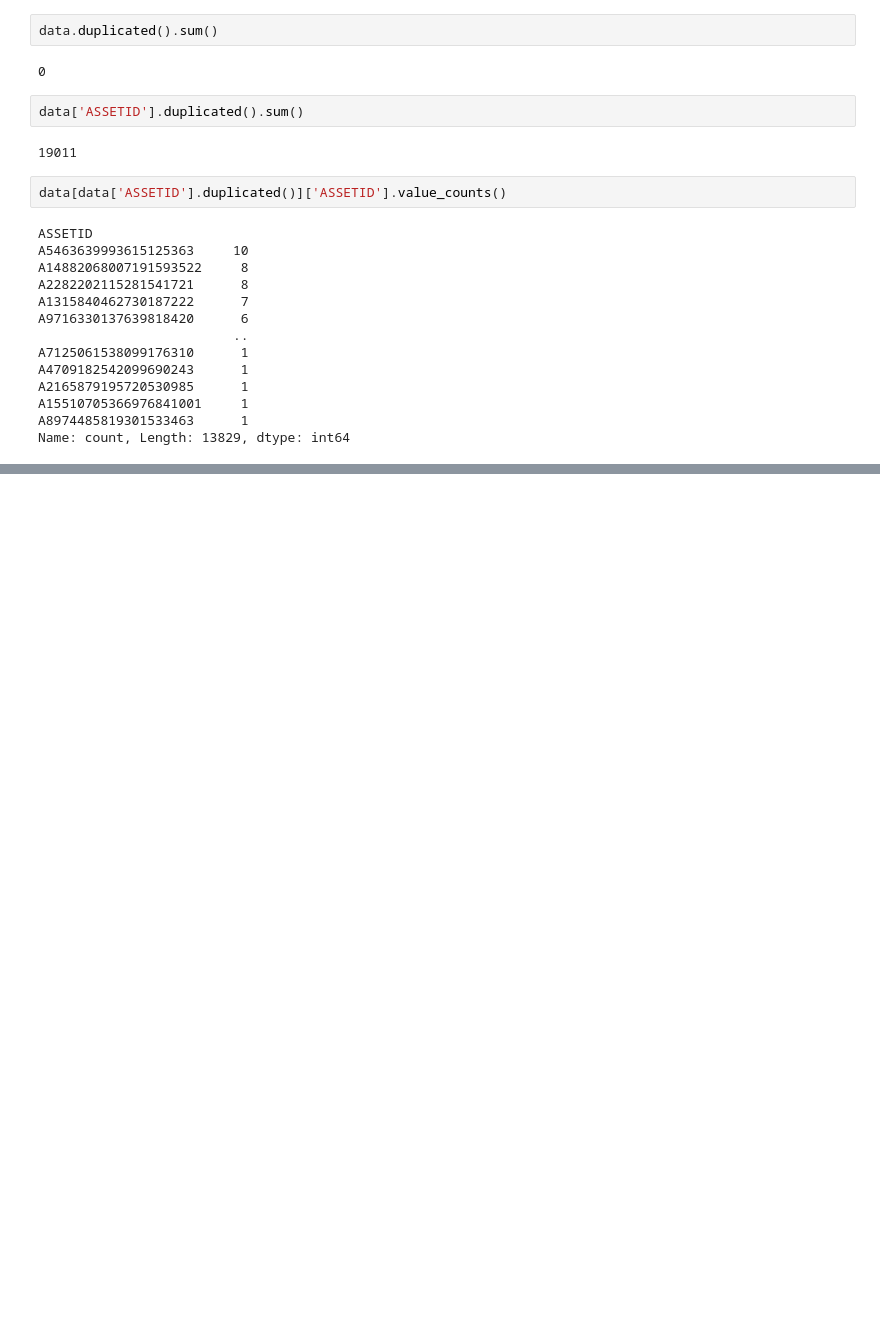
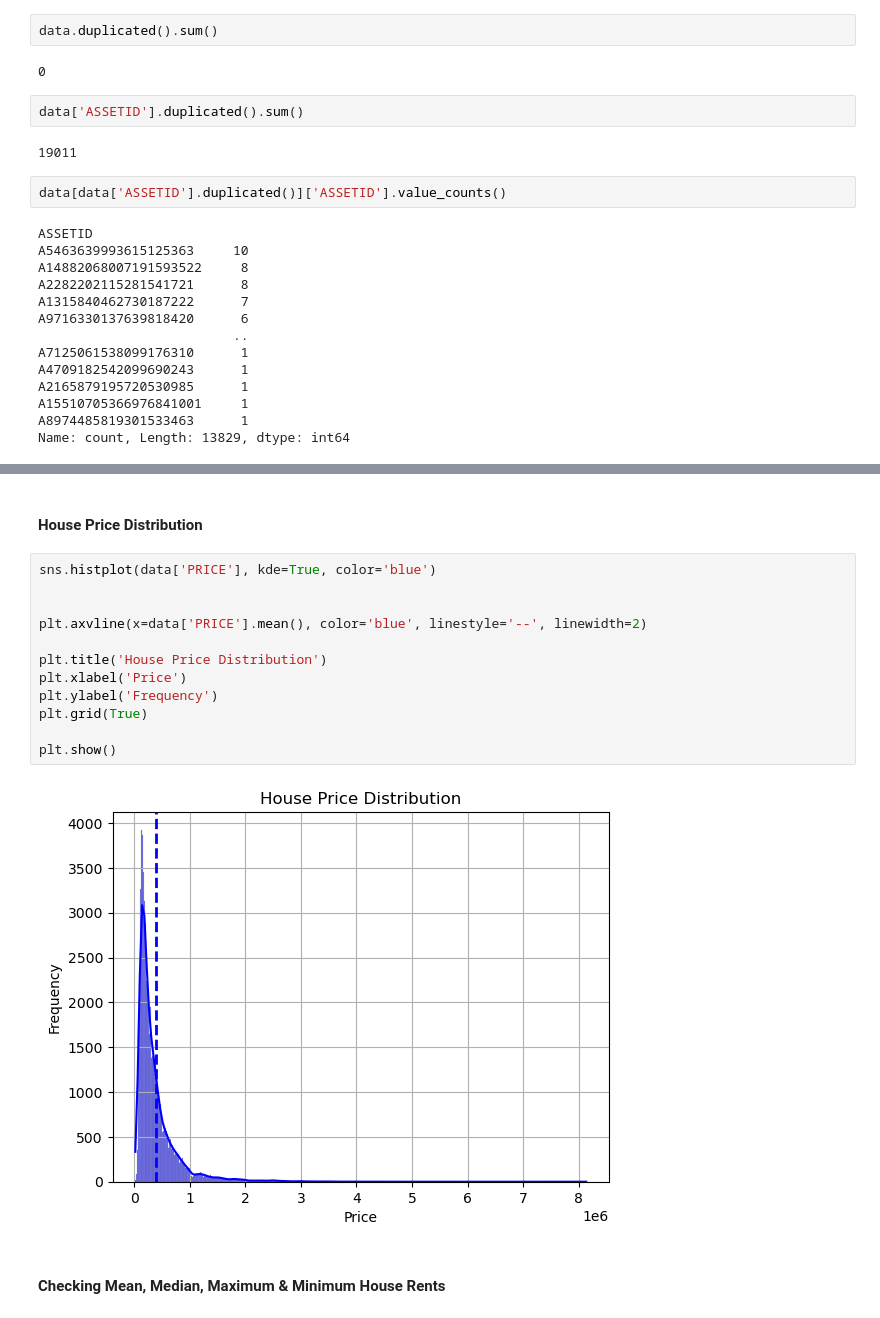
Before and after one commit to Marinaparragonz/Rental-Price-Recommendation-System-in-Madrid-using-Machine-Learning, a Jupyter notebook: EDA.ipynb, the cells around one changed output, grey strips where cells are left out. Drawn from its saved outputs; the diff is of its cells as text; blank space fills up the shorter version.

```diff
--- a/EDA.ipynb
+++ b/EDA.ipynb
@@ -294,0 +302,18 @@ data[data['ASSETID'] == 'A5463639993615125363'].sort_values(by='PERIOD')
+# %% [markdown]
+#### House Price Distribution
+# %%
+sns.histplot(data['PRICE'], kde=True, color='blue')
+
+
+plt.axvline(x=data['PRICE'].mean(), color='blue', linestyle='--', linewidth=2)
+
+plt.title('House Price Distribution')
+plt.xlabel('Price')
+plt.ylabel('Frequency')
+plt.grid(True)
+
+plt.show()
+# %% [output]
+[figure, added]
+# %% [markdown]
+#### Checking Mean, Median, Maximum & Minimum House Rents
```
Also changed, not shown: parts of 45 cells of this notebook.
